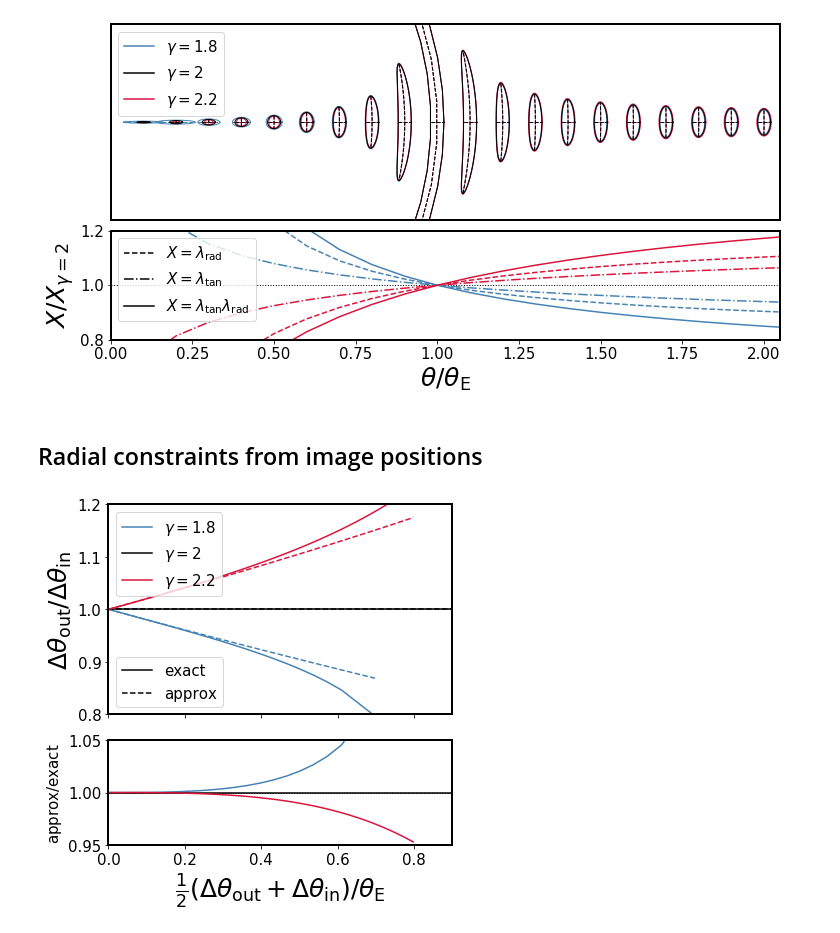
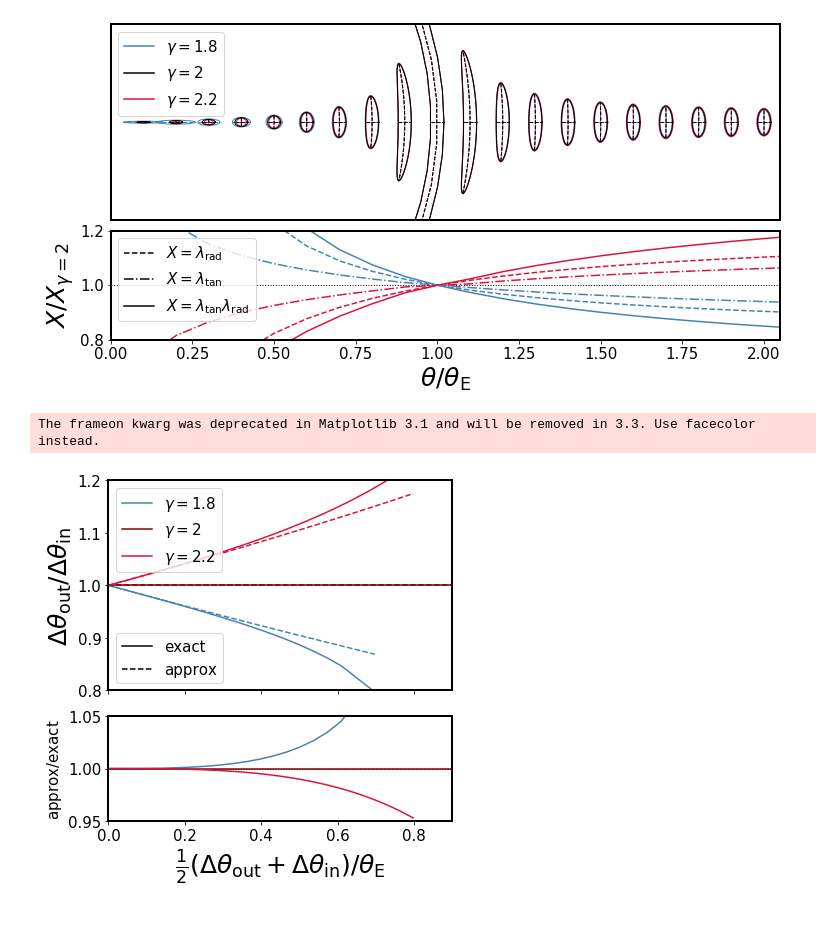
Before and after one commit to sibirrer/curved_arcs, a Jupyter notebook: Notebooks/curved_arc_illustration.ipynb, the cells around one changed output. Drawn from its saved outputs; the diff is of its cells as text; code cells hidden in the pictures.

```diff
--- a/Notebooks/curved_arc_illustration.ipynb
+++ b/Notebooks/curved_arc_illustration.ipynb
@@ -218,8 +226,6 @@ axs[1].legend(fontsize=15)
 plt.show()
 # %% [output]
 [figure]
-# %% [markdown]
-## Radial constraints from image positions
 # %%
 lensModel = LensModel(lens_model_list=['SPP'])
 solver = LensEquationSolver(lensModel=lensModel)
@@ -253,17 +259,19 @@ def position_ratio(delta_r_list, kwargs_lens):
     mean_dist_list = np.array(mean_dist_list)
     outer_list = np.array(outer_list)
     inner_list = np.array(inner_list)
-    theory_curve = (1. + 1./2 * dlambda_rad_drad / lambda_rad * inner_list) / (1 - 1./2 * dlambda_rad_drad / lambda_rad * outer_list)
+    theory_curve_1 = 1. + mean_dist_list * dlambda_rad_drad / lambda_rad
+    theory_curve_1 = (1. + 1./2 * dlambda_rad_drad / lambda_rad * inner_list) / (1 - 1./2 * dlambda_rad_drad / lambda_rad * outer_list)
     mean_dist_list = np.concatenate(([0], mean_dist_list))
     diff_list = inner_list - outer_list
     ratio_list = np.concatenate(([1], ratio_list))
-    theory_curve = np.concatenate(([1], theory_curve))
-    return mean_dist_list / theta_E, ratio_list, theory_curve
+    theory_curve_1 = np.concatenate(([1], theory_curve_1))
+    #theory_curve_2 = np.concatenate(([1], theory_curve_2))
+    return mean_dist_list / theta_E, ratio_list, theory_curve_1#, theory_curve_2
 # %%
 delta_r_list = np.linspace(start=0.01, stop=1, num=40)
 theta_E = 1.
 
-color1, color2 = 'steelblue', 'crimson'
+color1, color2, color3 = 'steelblue', 'crimson', 'maroon'
 
 
 fig, axs = plt.subplots(2, 1, figsize=(6, 6), gridspec_kw={'height_ratios': [4, 2]}, sharex=True)
@@ -283,9 +291,9 @@ gamma = 2
 kwargs_lens = [{'theta_E': theta_E, 'gamma': gamma, 'center_x': 0, 'center_y': 0}]
 mean_dist_list, ratio_list, theory_curve_1 = position_ratio(delta_r_list, kwargs_lens)
 
-ax.plot(mean_dist_list, ratio_list, color='k')
-ax.plot(mean_dist_list, theory_curve_1, '--', color='k')
-axs[1].plot(mean_dist_list, theory_curve_1/ratio_list, color='k')
+ax.plot(mean_dist_list, ratio_list, color=color3)
+ax.plot(mean_dist_list, theory_curve_1, '--', color=color3)
+axs[1].plot(mean_dist_list, theory_curve_1/ratio_list, color=color3)
 
 gamma = 2.2
 kwargs_lens = [{'theta_E': theta_E, 'gamma': gamma, 'center_x': 0, 'center_y': 0}]
@@ -299,33 +307,38 @@ axs[1].plot(mean_dist_list, theory_curve_1/ratio_list, color=color2)
 
 ax.set_ylim([0.8, 1.2])
 ax.set_xlim([0, 0.9])
 axs[1].set_ylim([0.95, 1.05])
 
 ax.set_ylabel(r"$\Delta\theta_{\rm out} / \Delta\theta_{\rm in}$", fontsize=25)
 
 ax.plot(-10, -10, color=color1, label=r'$\gamma = 1.8$')
-ax.plot(-10, -10, color='k', label=r'$\gamma = 2$')
+ax.plot(-10, -10, color=color3, label=r'$\gamma = 2$')
 ax.plot(-10, -10, color=color2, label=r'$\gamma = 2.2$')
 ax.legend(fontsize=15, loc='upper left')
 
 # plot radial and tangential differential differences with gamma in second panel
 fig.subplots_adjust(hspace=0.01)
 axs[1].set_xlabel(r"$\frac{1}{2}(\Delta\theta_{\rm out} + \Delta\theta_{\rm in}) / \theta_{\rm E}}$", fontsize=25)
 axs[1].set_ylabel(r"${\rm approx} / {\rm exact}$", fontsize=15)
 axs[1].hlines(y=1, xmin=0, xmax=3, linewidth=1, color='k', linestyle=':')
 
+#axs[1].plot(-10, -10, '--', color='k', label=r'$X = \lambda_{\rm rad}$')
+#axs[1].plot(-10, -10, '-.', color='k', label=r'$X = \lambda_{\rm tan}$')
+#axs[1].plot(-10, -10, '-', color='k', label=r'$X = \lambda_{\rm tan} \lambda_{\rm rad}$')
+#axs[1].legend(fontsize=15)
 
 ax2 = ax.twinx()
 ax2.get_xaxis().set_visible(False)
 ax2.get_yaxis().set_visible(False)
 ax2.plot(-10, -10, '-k', label='exact')
 ax2.plot(-10, -10, '--k', label='approx')
 ax2.legend(fontsize=15, loc='lower left')
 
 plt.tight_layout()
-#plt.savefig('/Users/sibirrer/Science/Publications/ArcPhenomenology/radial_point_source.pdf', format='pdf', dpi=None, facecolor='w', edgecolor='w',
+#plt.savefig('/Users/sibirrer/Science/Publications/ArcPhenomenology/AAS/figures/radial_point_source.pdf', format='pdf', dpi=None, facecolor='w', edgecolor='w',
 #        orientation='portrait', papertype=None, transparent=False, bbox_inches=None, pad_inches=0.1, frameon=None, metadata=None)
 
 plt.show()
 # %% [output]
+The frameon kwarg was deprecated in Matplotlib 3.1 and will be removed in 3.3. Use facecolor instead.
-[figure, old version]
+[figure, new version]
```
Also changed, not shown: parts of 8 cells of this notebook, 1 other file.
